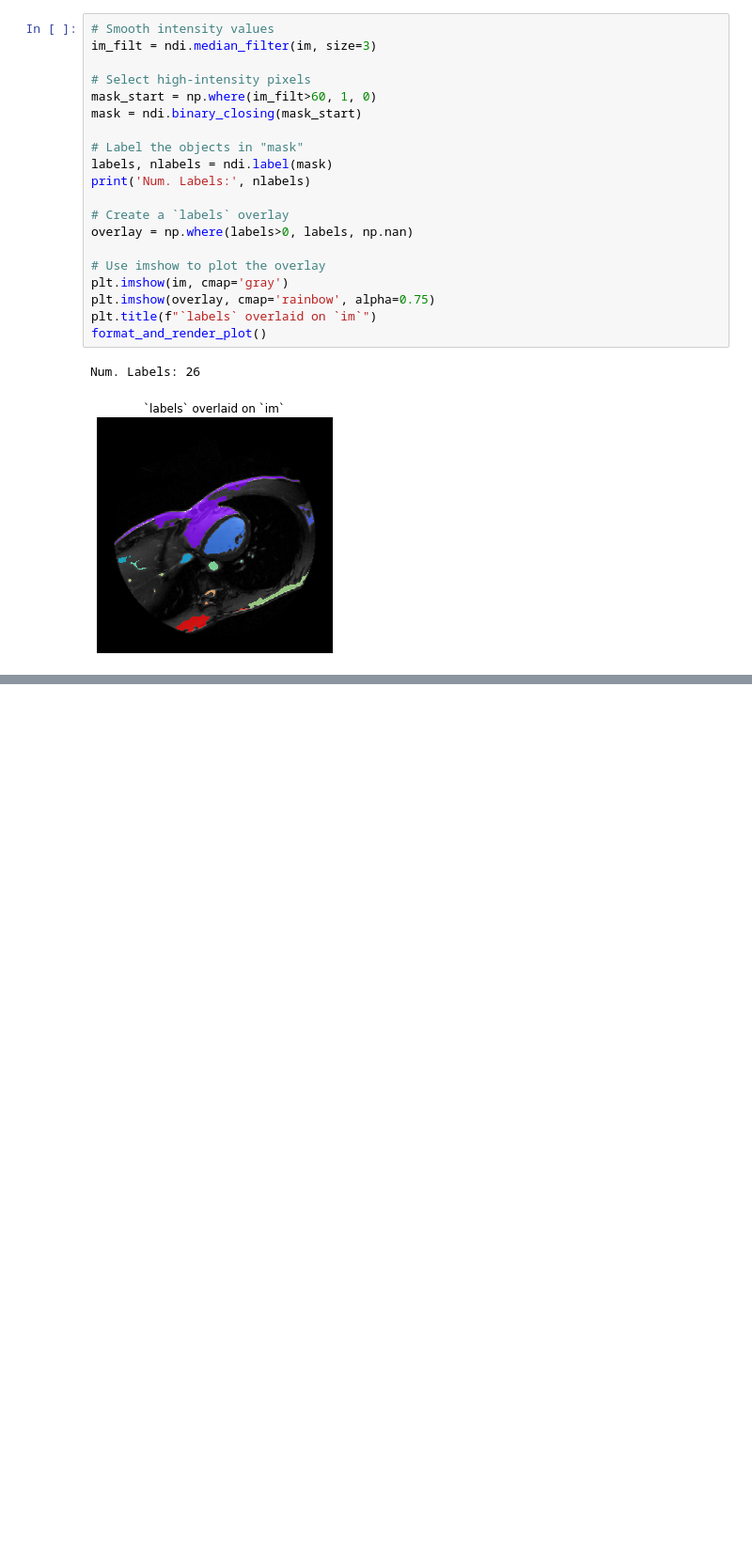
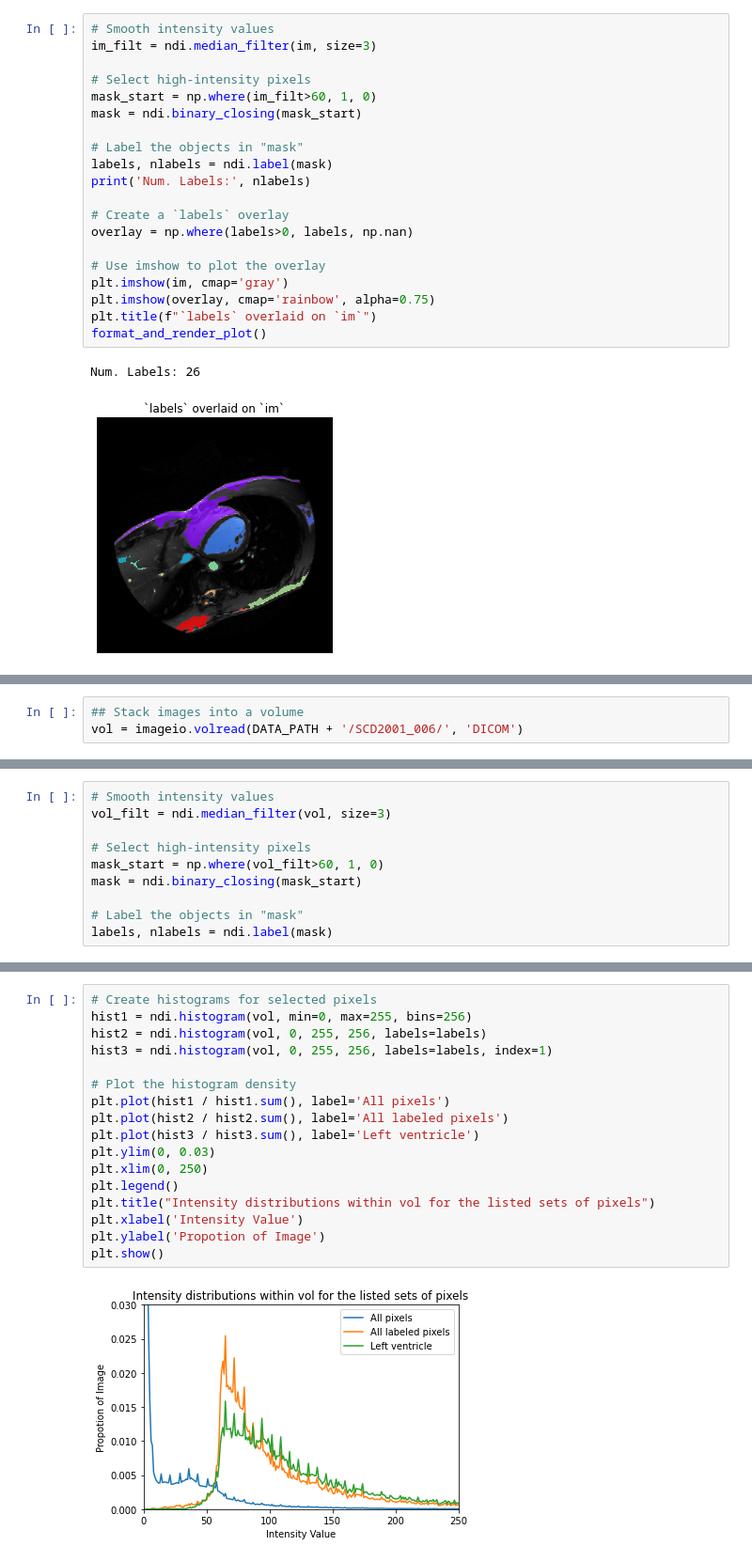
Before and after one commit to shpatrickguo/bitgrit, a Jupyter notebook: shpg-dsprojects/projects/Biomedical Image Analysis/Biomedical_img_analysis.ipynb, the cells around one changed output, grey strips where cells are left out. Shown: that part at 94% size. Cells and saved outputs as stored; diff of their text form; blank space fills up the shorter version.

```diff
--- a/shpg-dsprojects/projects/Biomedical Image Analysis/Biomedical_img_analysis.ipynb
+++ b/shpg-dsprojects/projects/Biomedical Image Analysis/Biomedical_img_analysis.ipynb
@@ -142,0 +151,3 @@ format_and_render_plot()
+# %%
+## Stack images into a volume
+vol = imageio.volread(DATA_PATH + '/SCD2001_006/', 'DICOM')
@@ -142,0 +158,10 @@ format_and_render_plot()
+# %%
+# Smooth intensity values
+vol_filt = ndi.median_filter(vol, size=3)
+
+# Select high-intensity pixels
+mask_start = np.where(vol_filt>60, 1, 0)
+mask = ndi.binary_closing(mask_start)
+
+# Label the objects in "mask"
+labels, nlabels = ndi.label(mask)
@@ -142,0 +199,19 @@ format_and_render_plot()
+# %%
+# Create histograms for selected pixels
+hist1 = ndi.histogram(vol, min=0, max=255, bins=256)
+hist2 = ndi.histogram(vol, 0, 255, 256, labels=labels)
+hist3 = ndi.histogram(vol, 0, 255, 256, labels=labels, index=1)
+
+# Plot the histogram density
+plt.plot(hist1 / hist1.sum(), label='All pixels')
+plt.plot(hist2 / hist2.sum(), label='All labeled pixels')
+plt.plot(hist3 / hist3.sum(), label='Left ventricle')
+plt.ylim(0, 0.03)
+plt.xlim(0, 250)
+plt.legend()
+plt.title("Intensity distributions within vol for the listed sets of pixels")
+plt.xlabel('Intensity Value')
+plt.ylabel('Propotion of Image')
+plt.show()
+# %% [output]
+[figure, added]
```
Also changed, not shown: parts of 20 cells of this notebook.
